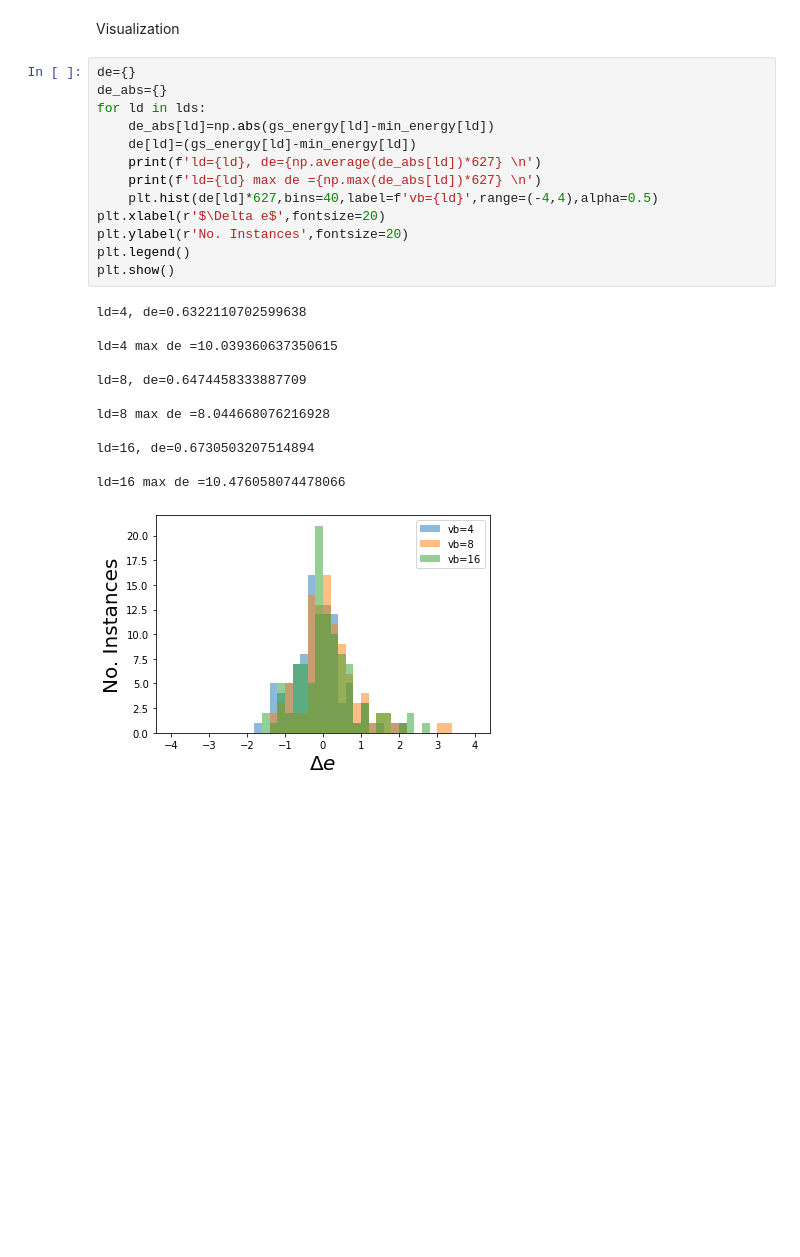
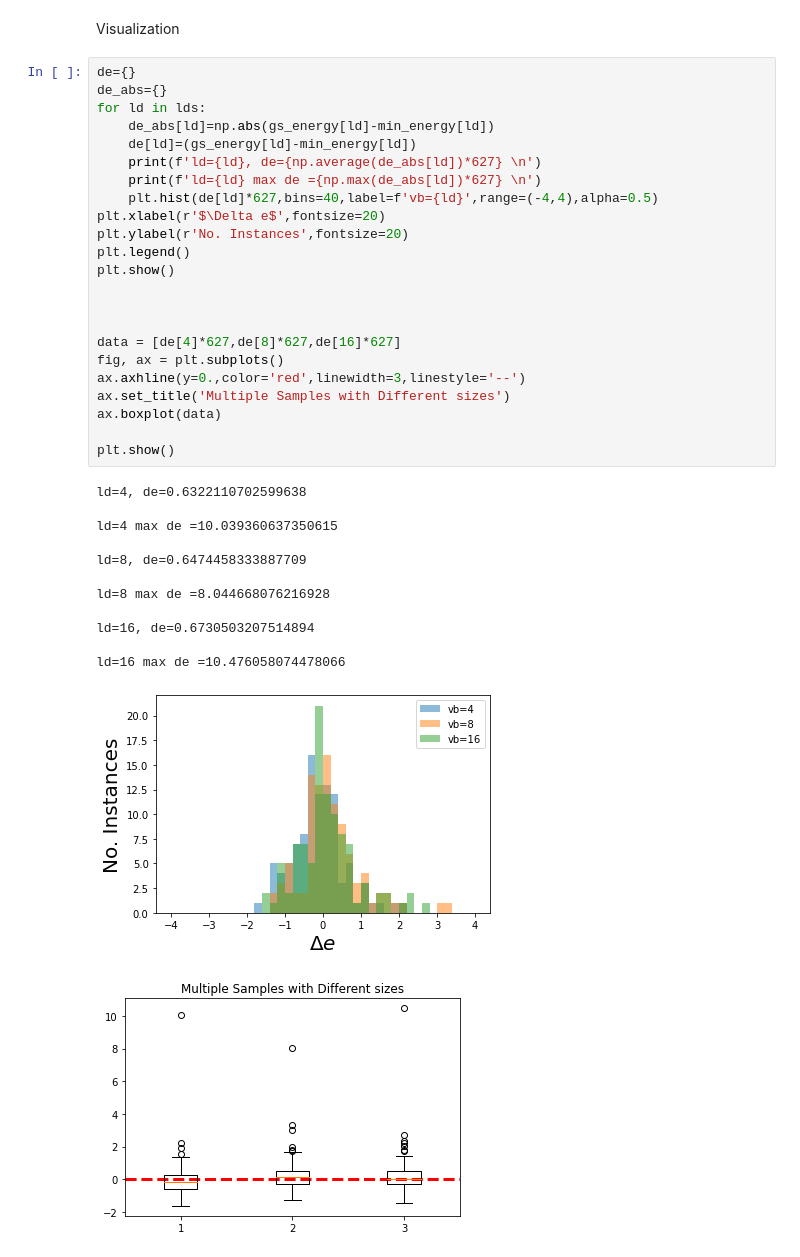
Before and after one commit to emacosta95/dft_autoencoder, a Jupyter notebook: Test.ipynb, the cells around one changed output. Drawn from its saved outputs; the diff is of its cells as text; blank space fills up the shorter version.

```diff
--- a/Test.ipynb
+++ b/Test.ipynb
@@ -256,26 +388,37 @@ Visualization
 # %%
 de={}
 de_abs={}
 for ld in lds:
     de_abs[ld]=np.abs(gs_energy[ld]-min_energy[ld])
     de[ld]=(gs_energy[ld]-min_energy[ld])
     print(f'ld={ld}, de={np.average(de_abs[ld])*627} \n')
     print(f'ld={ld} max de ={np.max(de_abs[ld])*627} \n')
     plt.hist(de[ld]*627,bins=40,label=f'vb={ld}',range=(-4,4),alpha=0.5)
 plt.xlabel(r'$\Delta e$',fontsize=20)
 plt.ylabel(r'No. Instances',fontsize=20)
 plt.legend()
 plt.show()
+
+
+
+data = [de[4]*627,de[8]*627,de[16]*627]
+fig, ax = plt.subplots()
+ax.axhline(y=0.,color='red',linewidth=3,linestyle='--')
+ax.set_title('Multiple Samples with Different sizes')
+ax.boxplot(data)
+
+plt.show()
 # %% [output]
 ld=4, de=0.6322110702599638
 
 ld=4 max de =10.039360637350615
 
 ld=8, de=0.6474458333887709
 
 ld=8 max de =8.044668076216928
 
 ld=16, de=0.6730503207514894
 
 ld=16 max de =10.476058074478066
 [figure]
+[figure, added]
```
Also changed, not shown: parts of 50 cells of this notebook, 8 other files.
